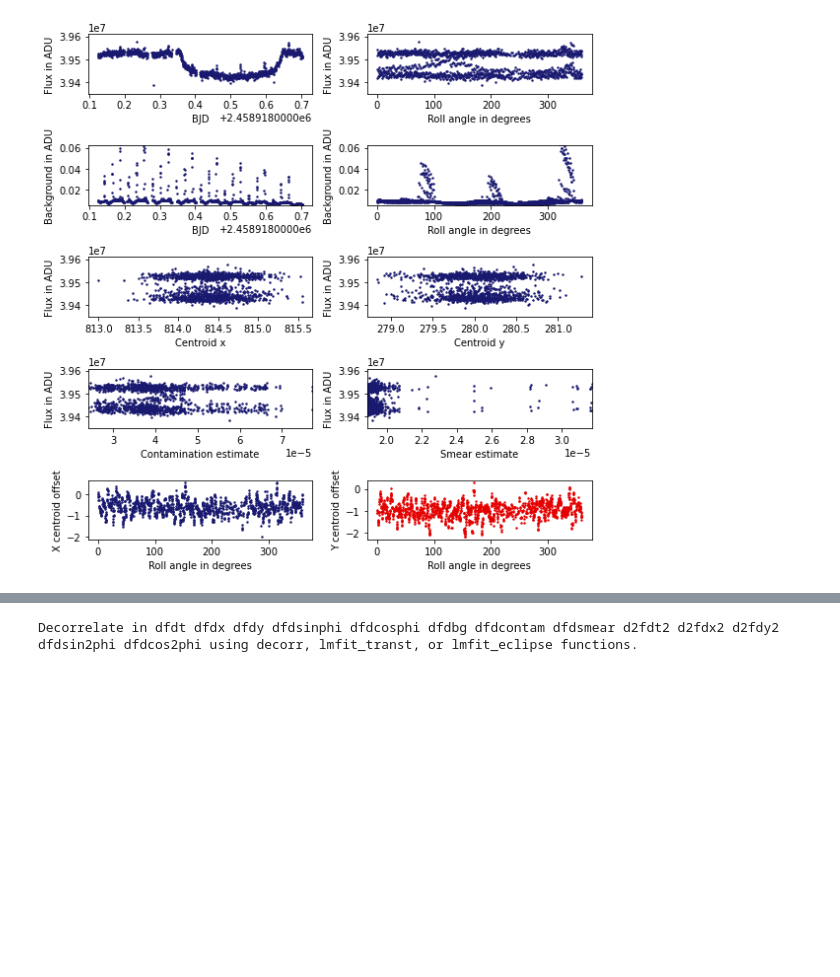
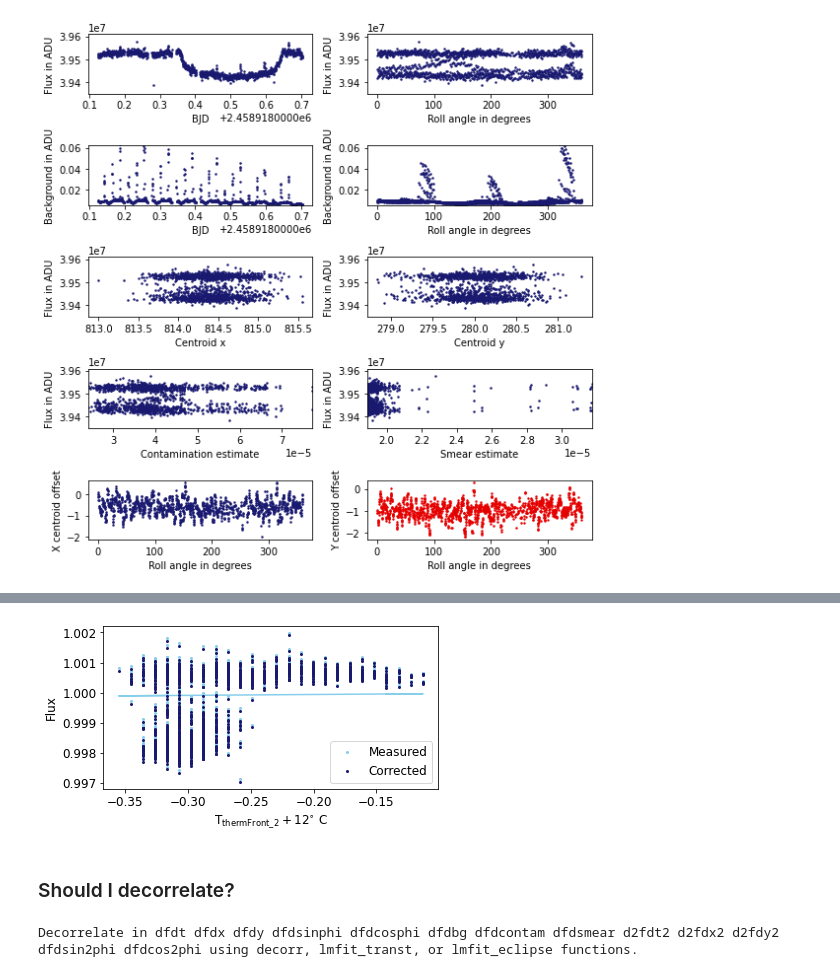
Before and after one commit to Jayshil/pycheops-tutorials, a Jupyter notebook: p2_kelt11.ipynb, the cells around one changed output, grey strips where cells are left out. Saved outputs shown, nothing was run; the diff lists cells and outputs as text; code cells hidden in the pictures; blank space fills up the shorter version.

Commit message:
Try to correct for roll angle

```diff
--- a/p2_kelt11.ipynb
+++ b/p2_kelt11.ipynb
@@ -53,3 +112,9 @@ dd.diagnostic_plot()
+# %%
+tim, fl, fle = dd.correct_ramp(plot=True)
+# %% [output]
+[figure, added]
+# %% [markdown]
+### Should I decorrelate?
 # %%
 # Run the decorrelation tool to assess if there are any trends in the data
 # that should be removed.
```
Also changed, not shown: parts of 12 cells of this notebook.
